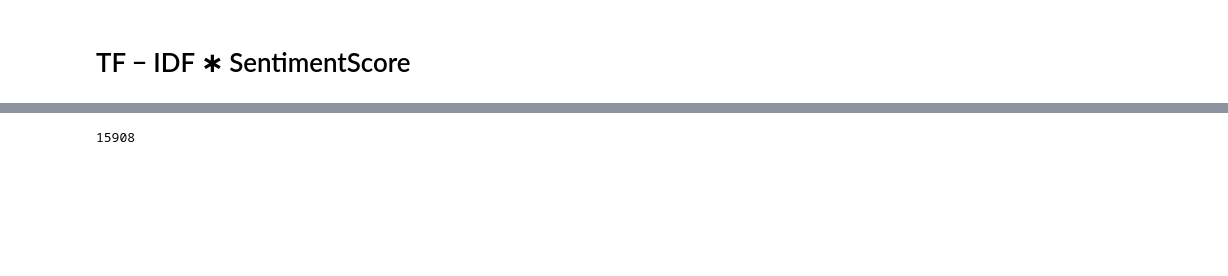
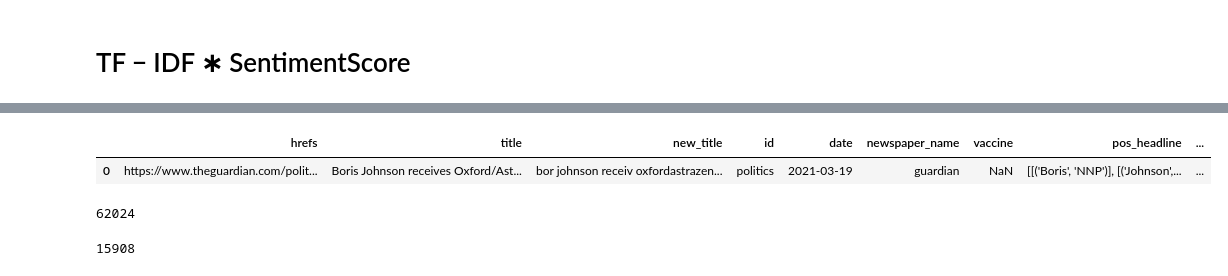
Before and after one commit to jw15667/vaccine_sentiment, a Jupyter notebook: english/word_model.ipynb, the cells around one changed output, grey strips where cells are left out. Saved outputs shown, nothing was run; the diff lists cells and outputs as text; code cells hidden in the pictures; blank space fills up the shorter version.

```diff
--- a/english/word_model.ipynb
+++ b/english/word_model.ipynb
@@ -252,6 +236,17 @@ newspapers
+# %%
+test = pd.DataFrame(newspapers.iloc[0]).T
+# %%
+test
+# %% [output]
+|  | hrefs | title | new_title | id | date | newspaper_name | vaccine | pos_headline | ... |
+| 0 | https://www.theguardian.com/polit... | Boris Johnson receives Oxford/Ast... | bor johnson receiv oxfordastrazen... | politics | 2021-03-19 | guardian | NaN | [[('Boris', 'NNP')], [('Johnson',... | ... |
 # %%
 N = len (newspapers)
 processed_text = []
 
 for i in newspapers.new_title[:N]:
     processed_text.append(i)
+# %%
+N
+# %% [output]
+62024
```
Also changed, not shown: parts of 14 cells of this notebook.
